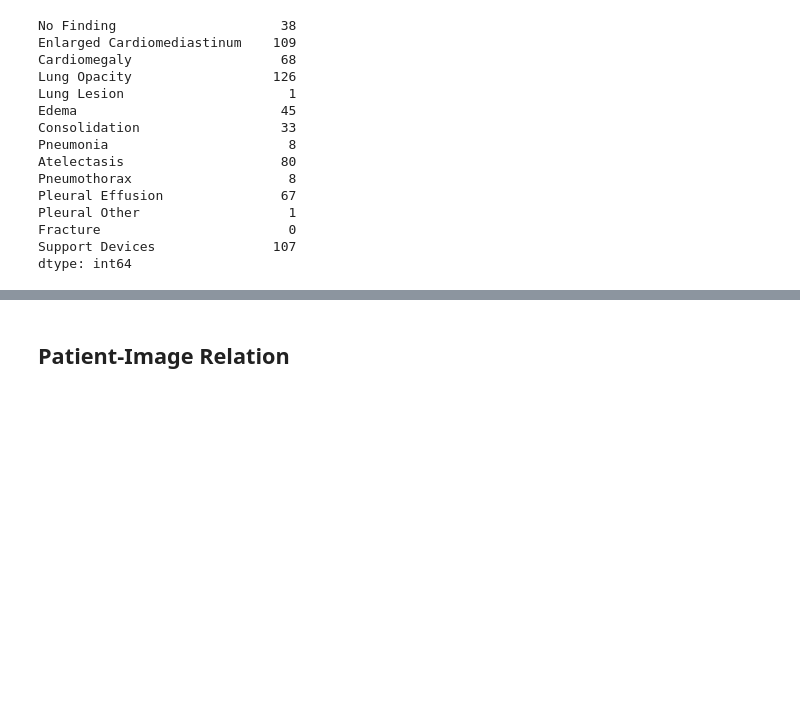
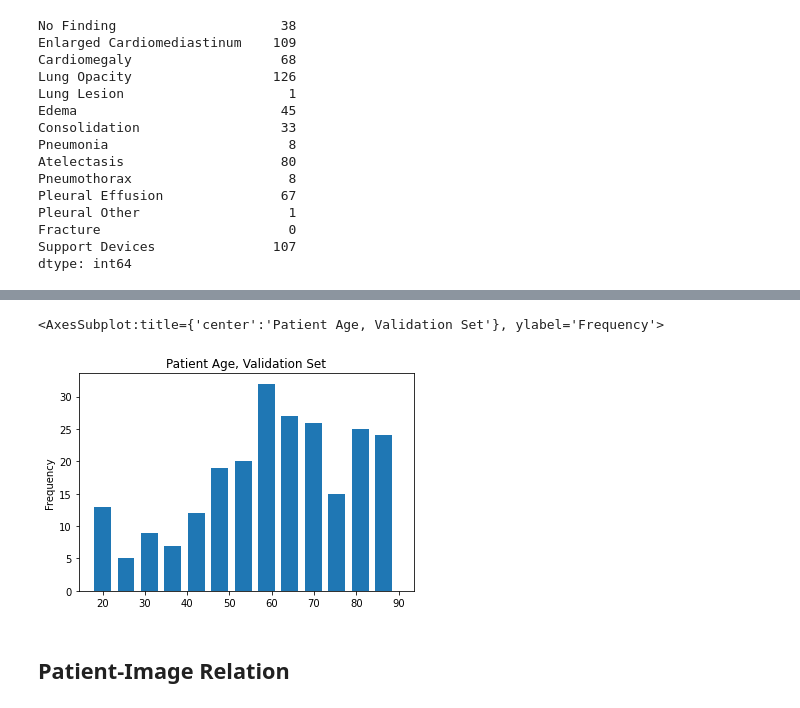
Before and after one commit to linev8k/cxr-fl-privacy, a Jupyter notebook: chexpert_data.ipynb, the cells around one changed output, grey strips where cells are left out. Saved outputs shown, nothing was run; the diff lists cells and outputs as text; code cells hidden in the pictures; blank space fills up the shorter version.

```diff
--- a/chexpert_data.ipynb
+++ b/chexpert_data.ipynb
@@ -264,3 +286,9 @@ dtype: int64
+# %%
+age_dist = val_chex['Age']
+age_dist.plot.hist(width=4, bins=13, title="Patient Age, Validation Set")
+# %% [output]
+<AxesSubplot:title={'center':'Patient Age, Validation Set'}, ylabel='Frequency'>
+[figure, added]
 # %% [markdown]
 ## Patient-Image Relation
 # %%
```
Also changed, not shown: parts of 7 cells of this notebook.
